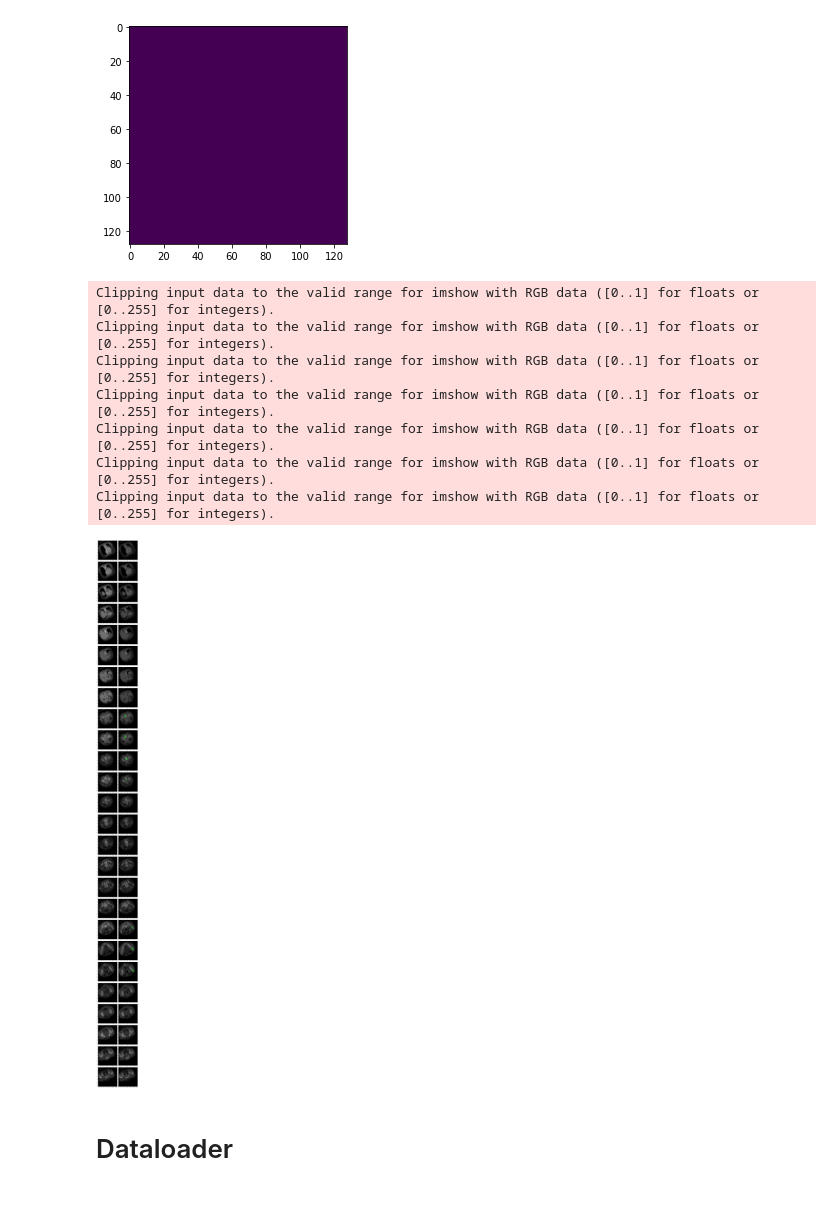
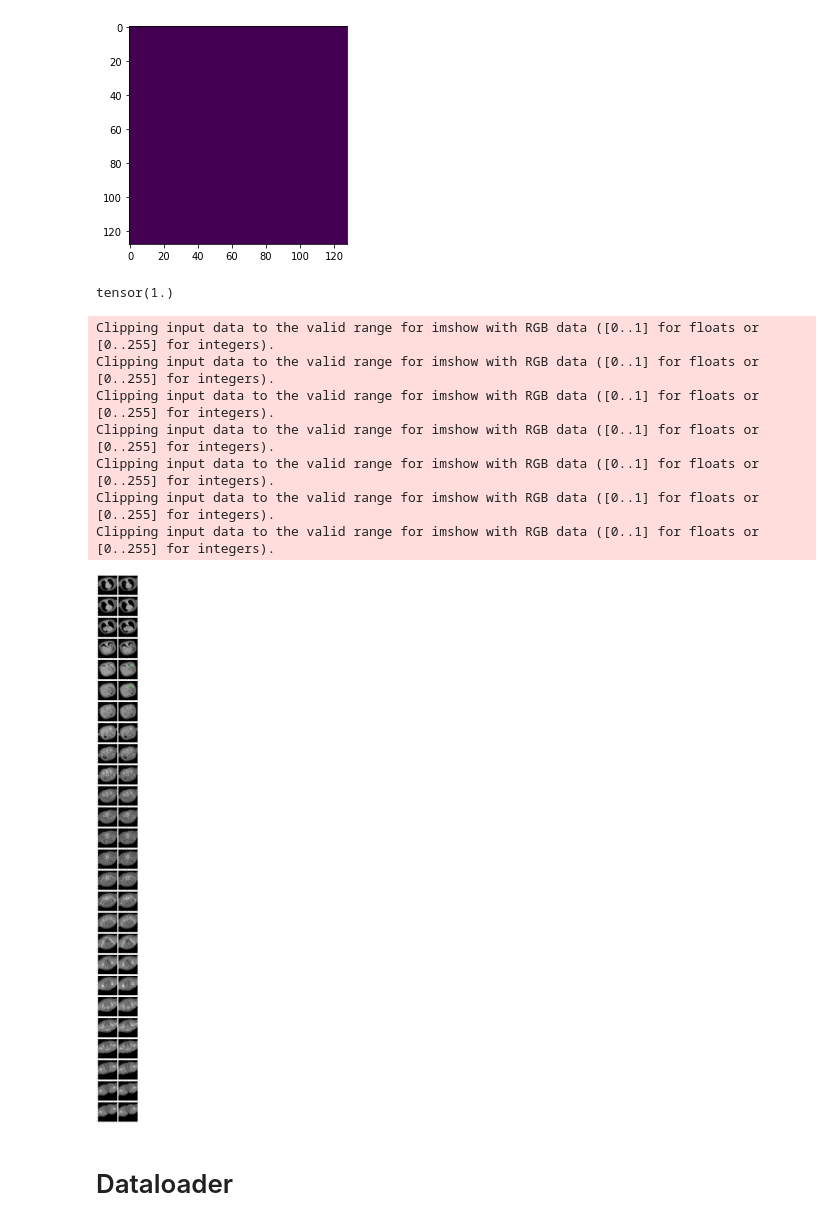
Before and after one commit to JungOhLee/BoneMeta_nb, a Jupyter notebook: BoneMeta_3D_v1.1_All128_LyticOnly.ipynb, the cells around one changed output. Drawn from its saved outputs; the diff is of its cells as text; code cells hidden in the pictures.

```diff
--- a/BoneMeta_3D_v1.1_All128_LyticOnly.ipynb
+++ b/BoneMeta_3D_v1.1_All128_LyticOnly.ipynb
@@ -7,14 +7,16 @@
 # %%
 MODEL_TO_LOAD = ''
 FN_LOSS = 0
-TRAINING_NAME = '3D_Unet_Res_lv5_All128_LyticOnly_Copy3'
+TRAINING_NAME = '3D_Unet_Res_lv5_All128_LyticOnly_2Copy_2windiff_another2'
 TB_PREFIX = 'bonemeta_fn_{}'.format(FN_LOSS) + '_{}'.format(TRAINING_NAME)
 
+WINDOWS = [(500,50), (1200,50)]
+# WINDOWS = [(600,50), (1000,400)]
 PATCH_SIZE = 128
 
 # BATCH_SIZE = 120
 BATCH_SIZE = 4
-EPOCHS = 100
+EPOCHS = 150
 
 BASE_DIR = '/workspace/BoneMeta_all_128'
 IMG_FOLDER_NAME = 'images'
@@ -229,8 +231,8 @@ class TrainDataset(Dataset):
         self.case_files = case_files
         self.images = [np.load(get_img_path(file)) for file in case_files]
         self.labels = [np.load(get_label_path(file)) for file in case_files]
-        self.windows = [(500,200), (700,400), (1200,400)]
-        self.multiplier = 3
+        self.windows = WINDOWS
+        self.multiplier = 2
         self.lesion_filter = {'min_vol': 500, 'max_vol':10000}
         filter_idx = (LYTIC_DATA_INFO['Lesion Volume'] > self.lesion_filter['min_vol']) & \
                      (LYTIC_DATA_INFO['Lesion Volume'] < self.lesion_filter['max_vol'])
@@ -512,21 +514,25 @@ plt.imshow(sample_train[1][PATCH_SIZE//2])
 # %% [output]
 <matplotlib.image.AxesImage at 0x...>
 [figure]
+# %%
+img.max()
+# %% [output]
+tensor(1.)
 # %%
-sample_train = train_dataset[16]
-img = sample_train[0][2]
+sample_train = train_dataset[15]
+img = sample_train[0][1]
 label = sample_train[1]
 
 plot_img_and_label(img, label.type(torch.uint8))
 # %% [output]
 Clipping input data to the valid range for imshow with RGB data ([0..1] for floats or [0..255] for integers).
 Clipping input data to the valid range for imshow with RGB data ([0..1] for floats or [0..255] for integers).
 Clipping input data to the valid range for imshow with RGB data ([0..1] for floats or [0..255] for integers).
 Clipping input data to the valid range for imshow with RGB data ([0..1] for floats or [0..255] for integers).
 Clipping input data to the valid range for imshow with RGB data ([0..1] for floats or [0..255] for integers).
 Clipping input data to the valid range for imshow with RGB data ([0..1] for floats or [0..255] for integers).
 Clipping input data to the valid range for imshow with RGB data ([0..1] for floats or [0..255] for integers).
-[figure, old version]
+[figure, new version]
 # %% [markdown]
 # Dataloader
 # %%
```
Also changed, not shown: parts of 11 cells of this notebook, 23 other files.
